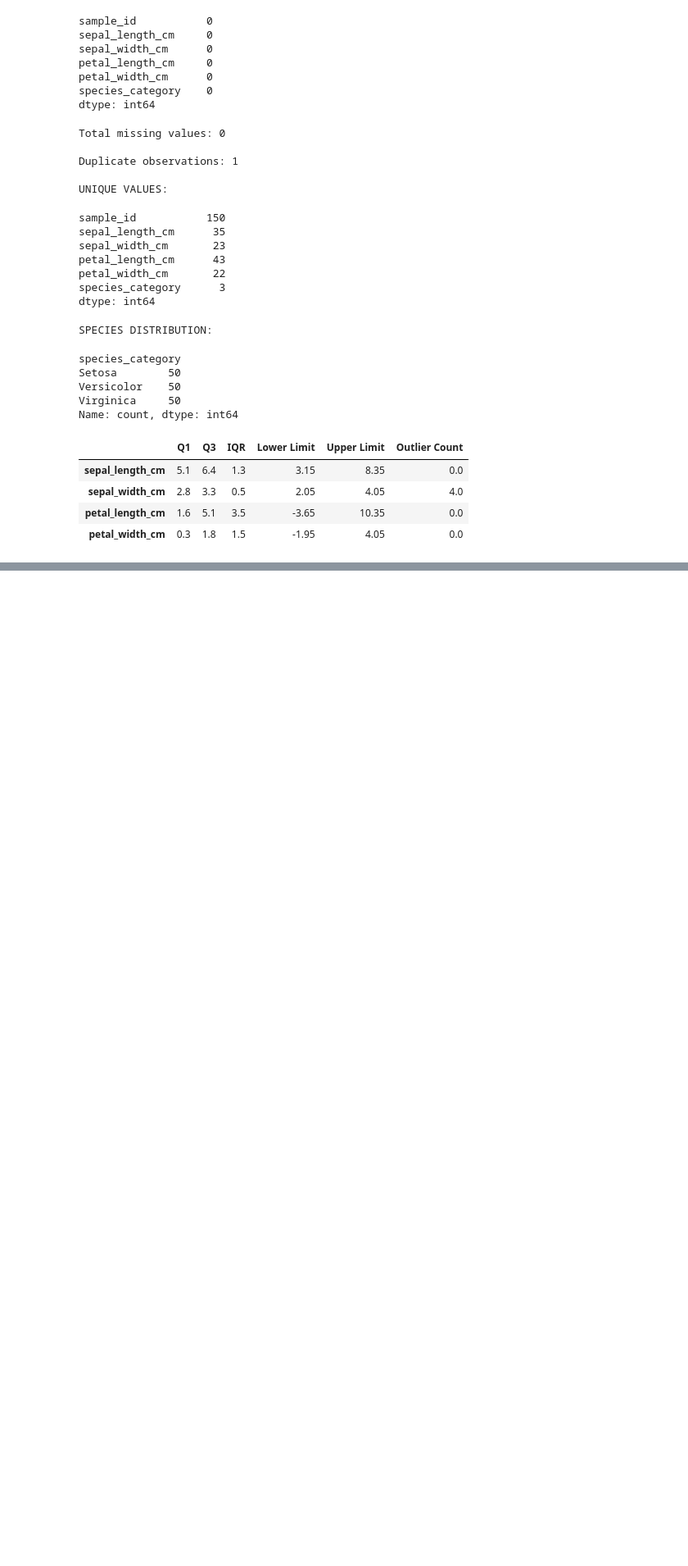
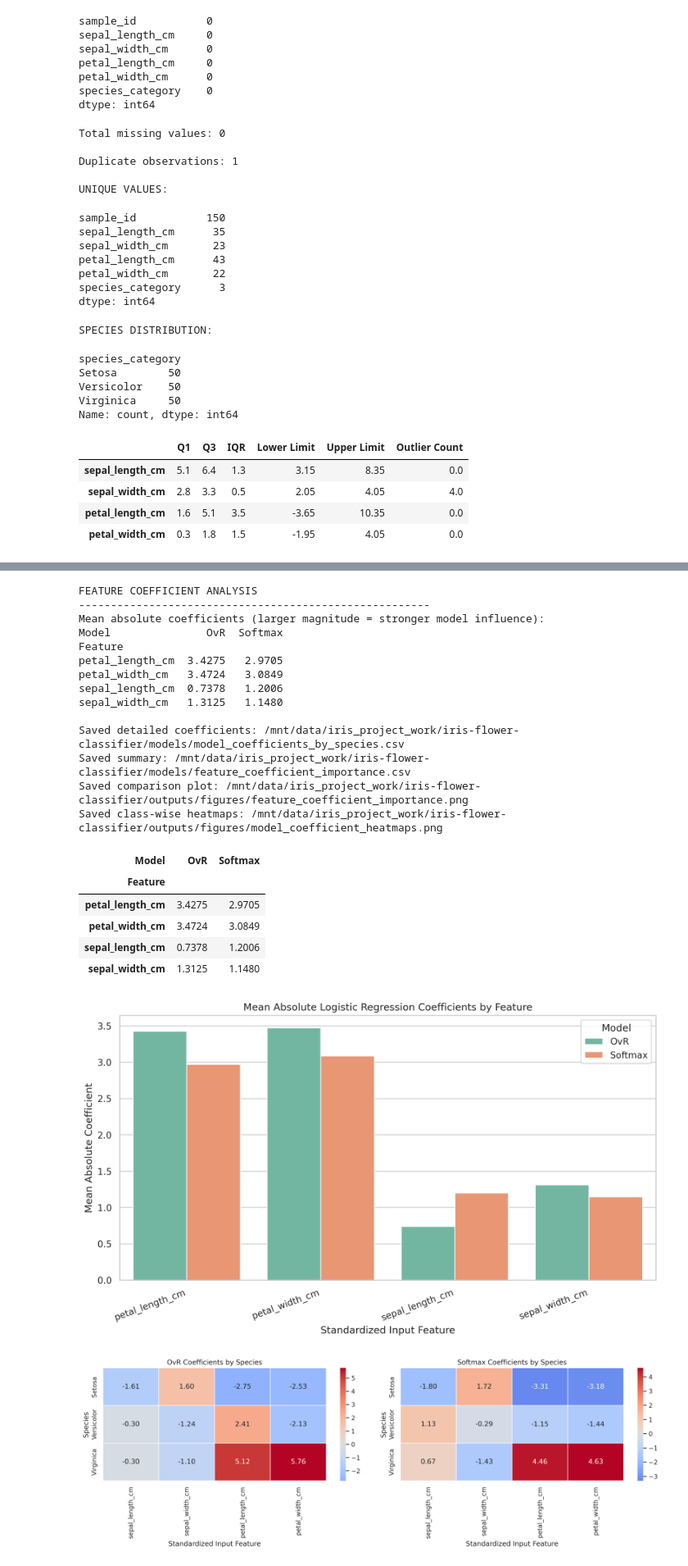
Before and after one commit to NityaJaiswal/iris-flower-classifier, a Jupyter notebook: notebooks/iris_classification_analysis.ipynb, the cells around one changed output, grey strips where cells are left out. Shown at 82% size. Cells and saved outputs as stored; diff of their text form; code cells hidden in the pictures; blank space fills up the shorter version.

```diff
--- a/notebooks/iris_classification_analysis.ipynb
+++ b/notebooks/iris_classification_analysis.ipynb
@@ -230,0 +367,32 @@ EDA visualization generation completed.
+# %%
+from src.feature_analysis import analyze_feature_coefficients
+
+coefficient_details, coefficient_summary, coefficient_plot, coefficient_heatmaps = analyze_feature_coefficients()
+display(coefficient_summary.pivot(
+    index="Feature", columns="Model", values="MeanAbsoluteCoefficient"
+).round(4))
+display(Image(filename=str(coefficient_plot)))
+display(Image(filename=str(coefficient_heatmaps)))
+# %% [output]
+FEATURE COEFFICIENT ANALYSIS
+-------------------------------------------------------
+Mean absolute coefficients (larger magnitude = stronger model influence):
+Model               OvR  Softmax
+Feature
+petal_length_cm  3.4275   2.9705
+petal_width_cm   3.4724   3.0849
+sepal_length_cm  0.7378   1.2006
+sepal_width_cm   1.3125   1.1480
+
+Saved detailed coefficients: /mnt/data/iris_project_work/iris-flower-classifier/models/model_coefficients_by_species.csv
+Saved summary: /mnt/data/iris_project_work/iris-flower-classifier/models/feature_coefficient_importance.csv
+Saved comparison plot: /mnt/data/iris_project_work/iris-flower-classifier/outputs/figures/feature_coefficient_importance.png
+Saved class-wise heatmaps: /mnt/data/iris_project_work/iris-flower-classifier/outputs/figures/model_coefficient_heatmaps.png
+| Model | OvR | Softmax |
+| Feature |  |  |
+| petal_length_cm | 3.4275 | 2.9705 |
+| petal_width_cm | 3.4724 | 3.0849 |
+| sepal_length_cm | 0.7378 | 1.2006 |
+| sepal_width_cm | 1.3125 | 1.1480 |
+[figure, added]
+[figure, added]
```
Also changed, not shown: parts of 14 cells of this notebook, 34 other files.
